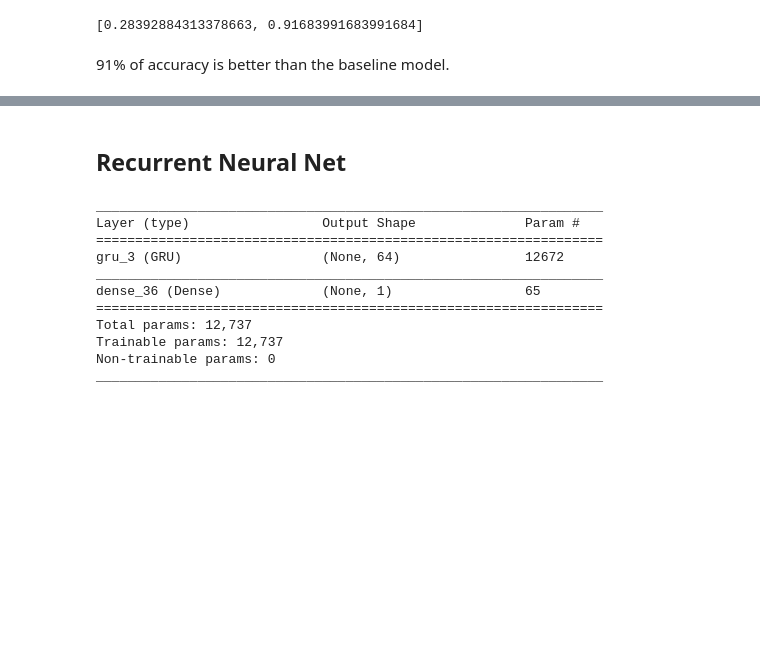
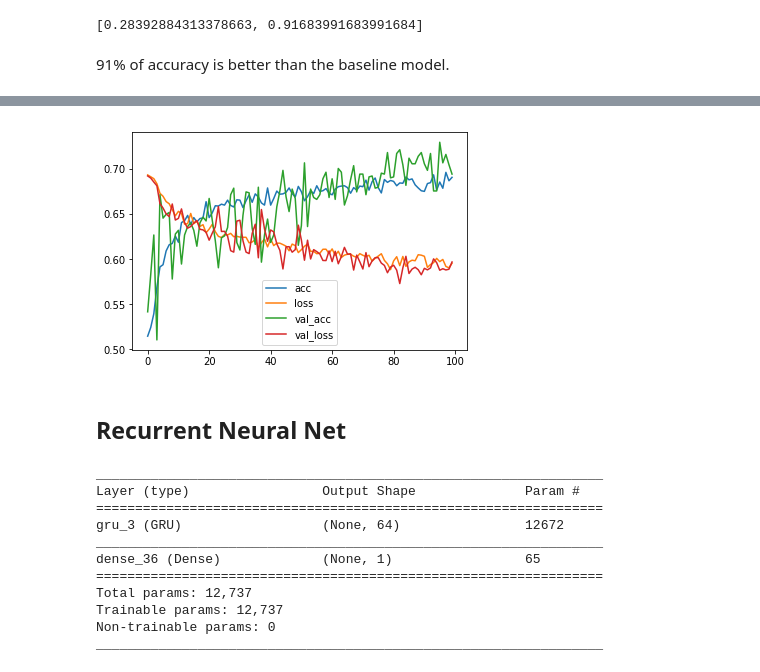
Before and after one commit to Olivier-Lakoue/Graph_ML_Problems, a Jupyter notebook: notebooks/Graph_Neural_Nets/[07]_WLNM_neuron_connect.ipynb, the cells around one changed output, grey strips where cells are left out. Saved outputs shown, nothing was run; the diff lists cells and outputs as text; code cells hidden in the pictures; blank space fills up the shorter version.

```diff
--- a/notebooks/Graph_Neural_Nets/[07]_WLNM_neuron_connect.ipynb
+++ b/notebooks/Graph_Neural_Nets/[07]_WLNM_neuron_connect.ipynb
@@ -273,0 +341,20 @@ score
+# %%
+# deeper model
+model = Sequential()
+model.add(Conv1D(8, 3, activation='relu', input_shape=(80,1)))
+model.add(Conv1D(8, 3, activation='relu'))
+model.add(MaxPooling1D(3))
+model.add(Dropout(0.5))
+model.add(Conv1D(16, 3, activation='relu'))
+model.add(Conv1D(16, 3, activation='relu'))
+model.add(MaxPooling1D(3))
+model.add(Dropout(0.5))
+model.add(Conv1D(32, 3, activation='relu'))
+model.add(Conv1D(32, 3, activation='relu'))
+model.add(GlobalAveragePooling1D())
+model.add(Dropout(0.5))
+model.add(Dense(1, activation='sigmoid'))
+
+model.compile(loss='binary_crossentropy',
+              optimizer=RMSprop(lr=5e-4),
+              metrics=['accuracy'])
@@ -273,0 +381,2 @@ score
+# %%
+history = model.fit(mod_x_train, y_train,batch_size=16, validation_data=(mod_x_val, y_val), epochs=100)
@@ -274,3 +401,8 @@ score
+# %%
+pd.DataFrame(history.history).plot()
+plt.show()
+# %% [output]
+[figure, added]
 # %% [markdown]
 ## Recurrent Neural Net
 # %%
```
Also changed, not shown: parts of 7 cells of this notebook, 3 other files.
